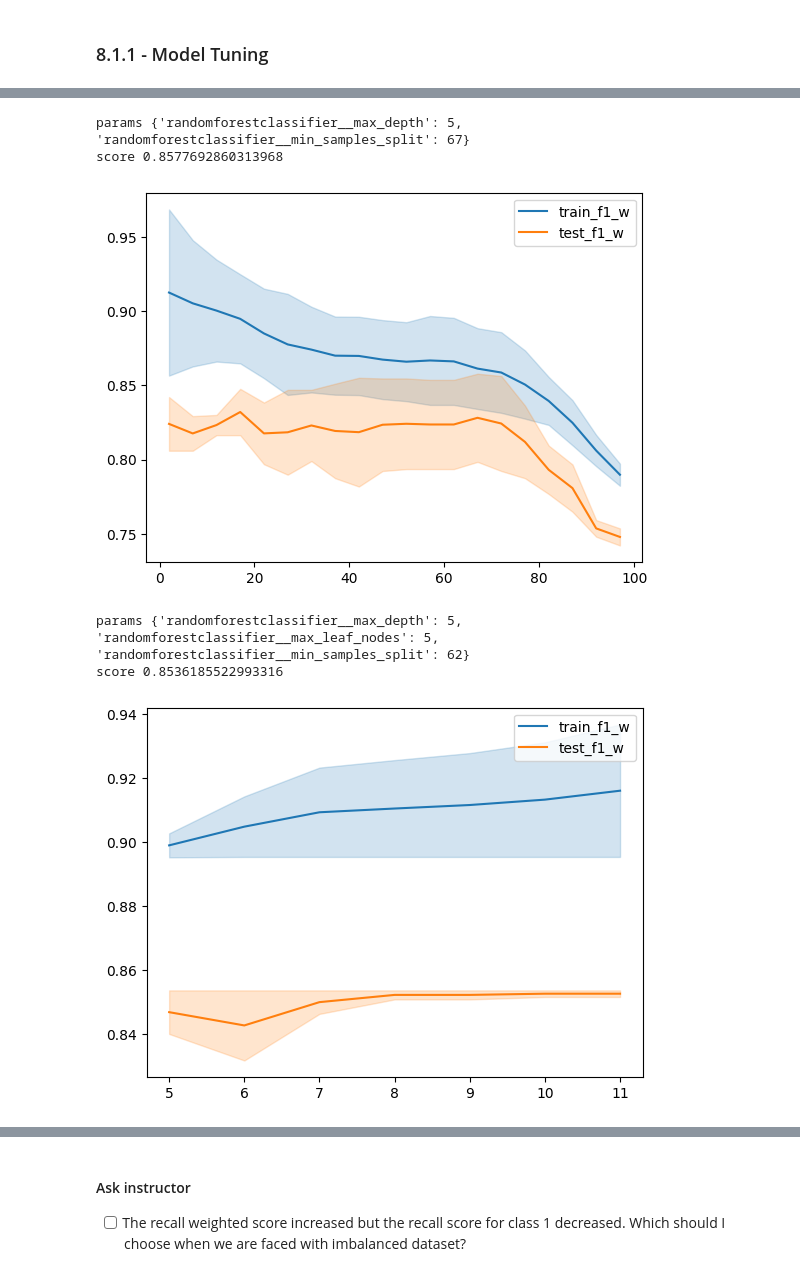
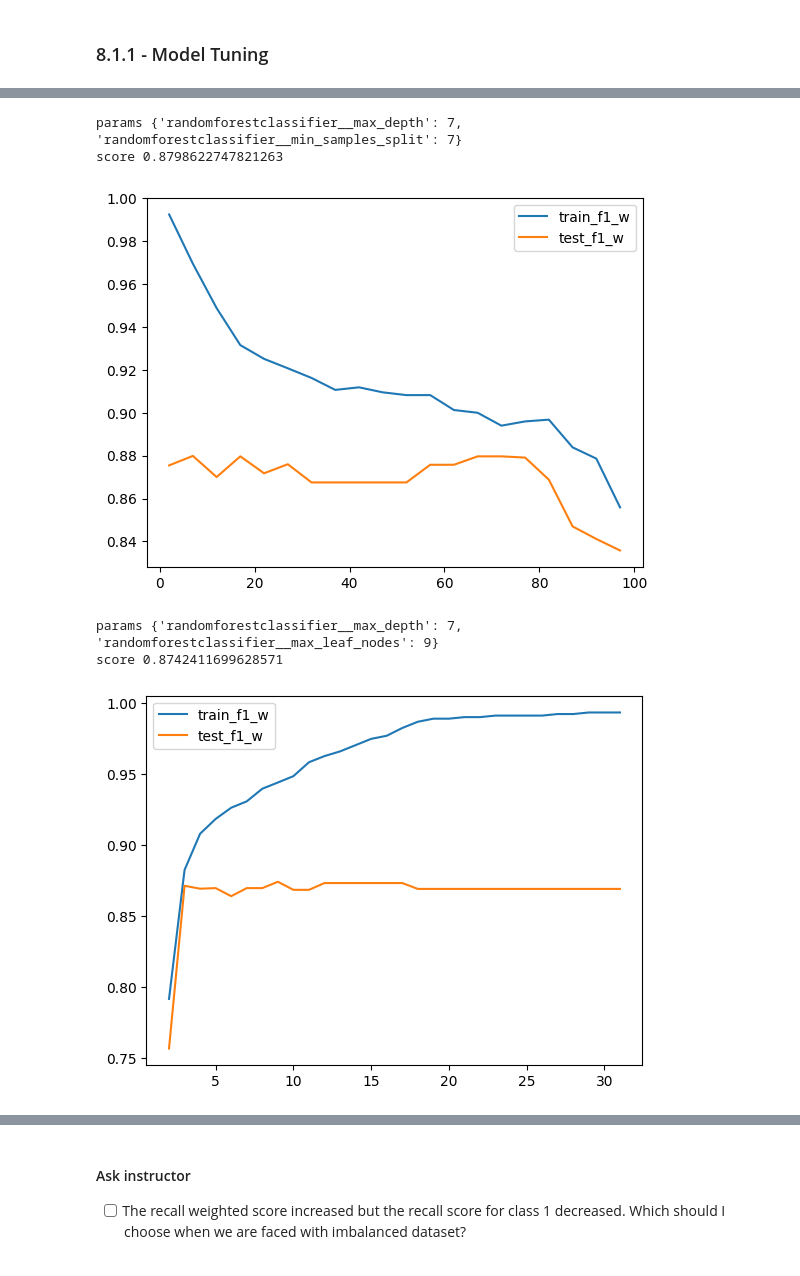
Before and after one commit to jasonrichdarmawan/p1-g3, a Jupyter notebook: h8dsft_P1G3_jason_rich_darmawan_onggo_putra.ipynb, the cells around one changed output, grey strips where cells are left out. Cells and saved outputs as stored; diff of their text form; code cells hidden in the pictures.

```diff
--- a/h8dsft_P1G3_jason_rich_darmawan_onggo_putra.ipynb
+++ b/h8dsft_P1G3_jason_rich_darmawan_onggo_putra.ipynb
@@ -448,15 +449,12 @@ isolate()
 # No multicollinearity between features.
 def isolate():
     X_train_final = pipe.fit_transform(X=X_train)
-    X_train_final_df = pd.DataFrame(data=X_train_final, columns=pipe.get_feature_names_out())
+    Xy_train_final = np.concatenate([X_train_final, y_train.values.reshape(-1,1)], axis=1)
+    cols = np.concatenate([pipe.get_feature_names_out(), [target]], axis=0)
+    Xy_train_final_df = pd.DataFrame(data=Xy_train_final, columns=cols)
 
-    cols = ['num_robust__age', 'num_robust__time',
-            'num_standard__creatinine_phosphokinase',
-            'num_standard__ejection_fraction', 'num_standard__platelets',
-            'num_standard__serum_creatinine', 'num_standard__serum_sodium']
-
-    display(X_train_final_df[cols].corr(method="pearson")
-                             .style.background_gradient(cmap="coolwarm"))
+    display(Xy_train_final_df[cols].corr(method="pearson")
+                                   .style.background_gradient(cmap="coolwarm"))
 
 isolate()
 # %% [output]
@@ -477,17 +508,20 @@ We will drop this later if the metrics are low.
 - 'sex - smoking'
 # %%
 def isolate():
-    for i in range(len(nom_cols)):
-        for j in range(len(nom_cols)):
+    global nom_cols_selected
+    nom_cols_selected = nom_cols[np.where(~np.in1d(nom_cols, ['sex', 'smoking']))]
+
+    for i in range(len(nom_cols_selected)):
+        for j in range(len(nom_cols_selected)):
             # do not test against itself or retest
             if i == j or i > j:
                 continue
 
-            print(f'{nom_cols[i]} - {nom_cols[j]}')
-            crosstab = pd.crosstab(X_train[nom_cols[i]], X_train[nom_cols[j]])
+            print(f'{nom_cols_selected[i]} - {nom_cols_selected[j]}')
+            crosstab = pd.crosstab(X_train[nom_cols_selected[i]], X_train[nom_cols_selected[j]])
             chi2, p, dof, _ = stats.chi2_contingency(observed=crosstab)
             cv = stats.chi2.ppf(q=0.95, df=dof)
-            print(f'chi2: {chi2 > cv}; p: {p < 0.05}')
+            print(f'chi2: {chi2:.2f} {chi2 > cv}; p: {p < 0.05}\n')
 
 isolate()
 # %% [output]
@@ -514,3 +538,16 @@ chi2: True; p: True
+# %%
+trans = ColumnTransformer(
+    transformers=[
+        ("num_robust", num_robust_trans, num_cols_robust),
+        ("num_standard", num_standard_trans, num_cols_standard),
+        ("nom", nom_trans, nom_cols_selected)
+    ]
+)
+
+# incase we need imblearn, we can just add it here.
+pipe = Pipeline(steps=[
+    ('columntransformer', trans)
+])
 # %% [markdown]
 # 6 - Model Definition
 
@@ -613,31 +650,31 @@ score 0.848404250339585
 # %%
-# we will choose 2
+# we will not choose this.
 def isolate():
     rf_clf_cv = GridSearchCV(estimator=rf_clf_default,
                              scoring=scoring,
                              refit="f1_w",
                              param_grid={
-                                'randomforestclassifier__max_depth': [2,5],
+                                'randomforestclassifier__max_depth': [7],
                                 'randomforestclassifier__min_samples_split': np.arange(2,100,5),
                              },
                              return_train_score=True)
     rf_clf_cv.fit(X=X_train, y=y_train)
 
     sns.lineplot(x=rf_clf_cv.cv_results_['param_randomforestclassifier__min_samples_split'],
                  y=rf_clf_cv.cv_results_['mean_train_f1_w'],
                  label="train_f1_w")
     sns.lineplot(x=rf_clf_cv.cv_results_['param_randomforestclassifier__min_samples_split'],
                  y=rf_clf_cv.cv_results_['mean_test_f1_w'],
                  label="test_f1_w")
 
     print("params", rf_clf_cv.best_params_)
     print("score", rf_clf_cv.best_score_)
 
 isolate()
 # %% [output]
-params {'randomforestclassifier__max_depth': 5, 'randomforestclassifier__min_samples_split': 67}
-score 0.8577692860313968
+params {'randomforestclassifier__max_depth': 7, 'randomforestclassifier__min_samples_split': 7}
+score 0.8798622747821263
-[figure, old version]
+[figure, new version]
 # %%
 # the score did not improve, we will not use this
 def isolate():
@@ -645,9 +682,9 @@ def isolate():
                              scoring=scoring,
                              refit="f1_w",
                              param_grid={
-                                'randomforestclassifier__max_depth': [5],
-                                'randomforestclassifier__min_samples_split': [12,62],
-                                'randomforestclassifier__max_leaf_nodes': np.arange(5,12,1)
+                                'randomforestclassifier__max_depth': [7],
+                                # 'randomforestclassifier__min_samples_split': [62],
+                                'randomforestclassifier__max_leaf_nodes': np.arange(2,32,1)
                              },
                              return_train_score=True)
     rf_clf_cv.fit(X=X_train, y=y_train)
@@ -664,7 +701,7 @@ def isolate():
 
 isolate()
 # %% [output]
-params {'randomforestclassifier__max_depth': 5, 'randomforestclassifier__max_leaf_nodes': 5, 'randomforestclassifier__min_samples_split': 62}
-score 0.8536185522993316
+params {'randomforestclassifier__max_depth': 7, 'randomforestclassifier__max_leaf_nodes': 9}
+score 0.8742411699628571
-[figure, old version]
+[figure, new version]
 # %%
```
Also changed, not shown: parts of 35 cells of this notebook, 4 other files.
